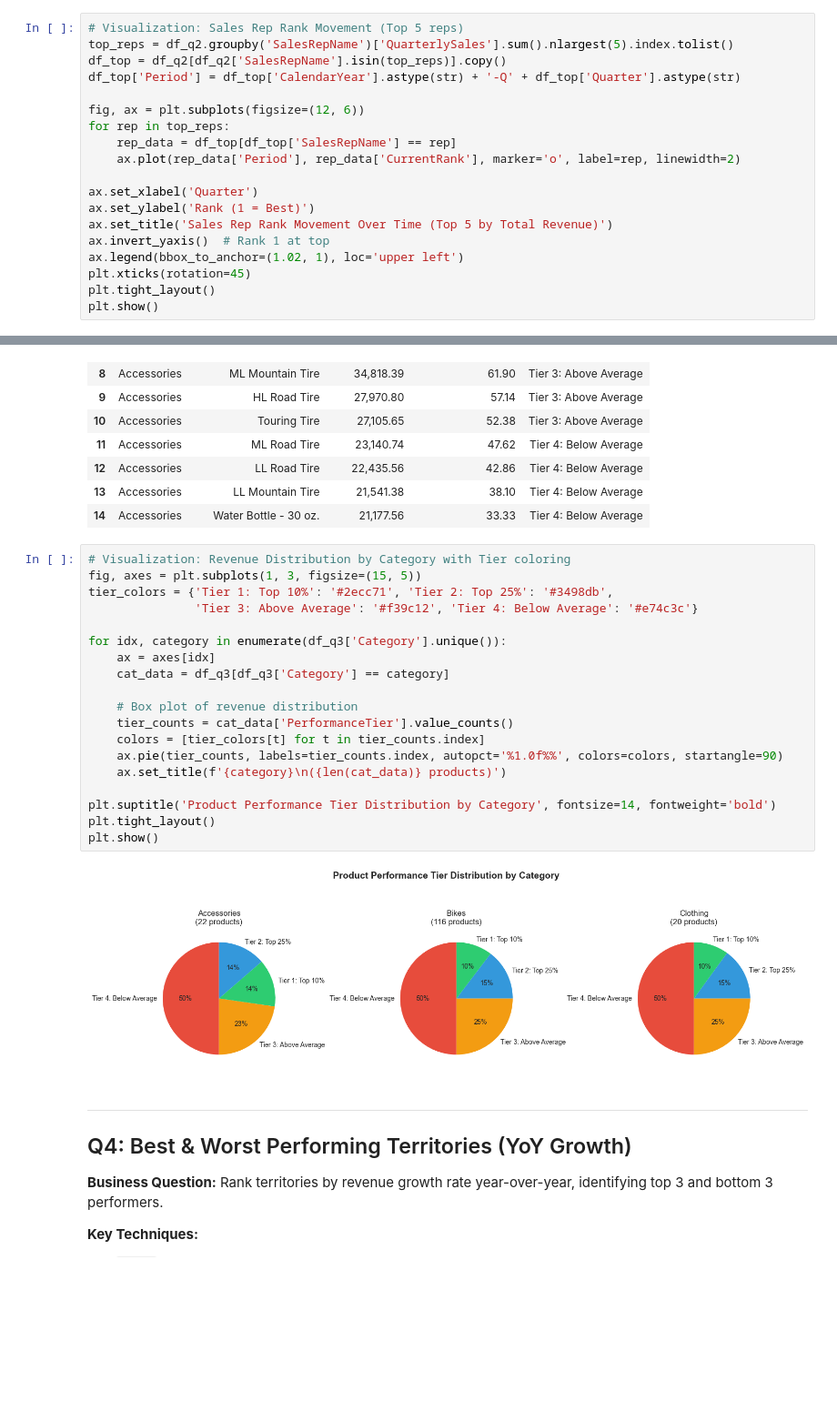
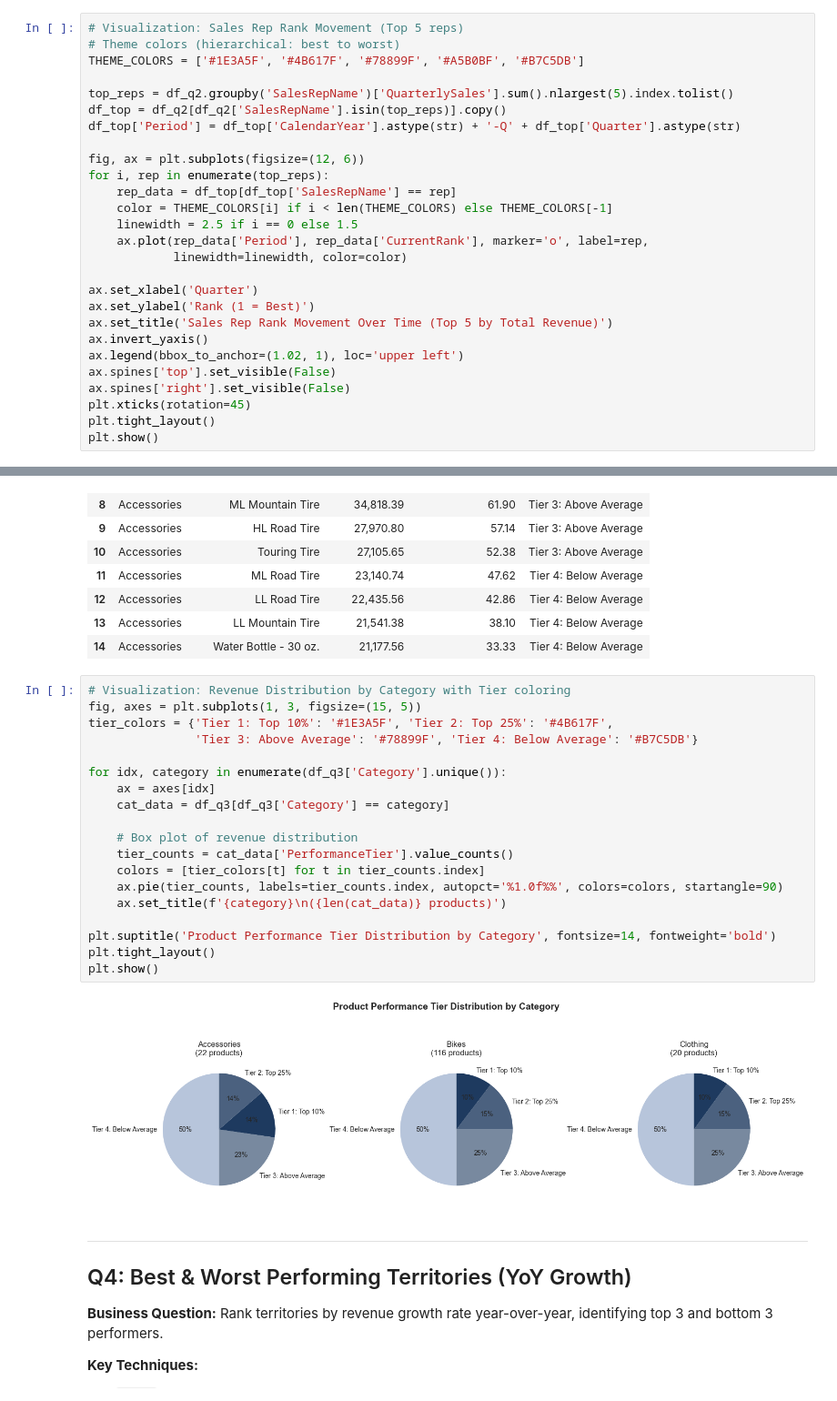
Before and after one commit to musatouray/portfolio-projects, a Jupyter notebook: Advanced-SQL-Patterns/notebooks/01_sales_performance.ipynb, the cells around one changed output, grey strips where cells are left out. Shown at 91% size. Cells and saved outputs as stored; diff of their text form; blank space fills up the shorter version.

```diff
--- a/Advanced-SQL-Patterns/notebooks/01_sales_performance.ipynb
+++ b/Advanced-SQL-Patterns/notebooks/01_sales_performance.ipynb
@@ -220,20 +245,28 @@ df_q2.head(20)
 | 19 | 2011 | 2 | Jillian Carson | 698,988.10 | 501,750.78 | 197,237.32 | ... |
 # %%
 # Visualization: Sales Rep Rank Movement (Top 5 reps)
+# Theme colors (hierarchical: best to worst)
+THEME_COLORS = ['#1E3A5F', '#4B617F', '#78899F', '#A5B0BF', '#B7C5DB']
+
 top_reps = df_q2.groupby('SalesRepName')['QuarterlySales'].sum().nlargest(5).index.tolist()
 df_top = df_q2[df_q2['SalesRepName'].isin(top_reps)].copy()
 df_top['Period'] = df_top['CalendarYear'].astype(str) + '-Q' + df_top['Quarter'].astype(str)
 
 fig, ax = plt.subplots(figsize=(12, 6))
-for rep in top_reps:
+for i, rep in enumerate(top_reps):
     rep_data = df_top[df_top['SalesRepName'] == rep]
-    ax.plot(rep_data['Period'], rep_data['CurrentRank'], marker='o', label=rep, linewidth=2)
+    color = THEME_COLORS[i] if i < len(THEME_COLORS) else THEME_COLORS[-1]
+    linewidth = 2.5 if i == 0 else 1.5
+    ax.plot(rep_data['Period'], rep_data['CurrentRank'], marker='o', label=rep,
+            linewidth=linewidth, color=color)
 
 ax.set_xlabel('Quarter')
 ax.set_ylabel('Rank (1 = Best)')
 ax.set_title('Sales Rep Rank Movement Over Time (Top 5 by Total Revenue)')
-ax.invert_yaxis()  # Rank 1 at top
+ax.invert_yaxis()
 ax.legend(bbox_to_anchor=(1.02, 1), loc='upper left')
+ax.spines['top'].set_visible(False)
+ax.spines['right'].set_visible(False)
 plt.xticks(rotation=45)
 plt.tight_layout()
 plt.show()
@@ -308,24 +341,24 @@ df_q3.head(15)
 # %%
 # Visualization: Revenue Distribution by Category with Tier coloring
 fig, axes = plt.subplots(1, 3, figsize=(15, 5))
-tier_colors = {'Tier 1: Top 10%': '#2ecc71', 'Tier 2: Top 25%': '#3498db',
-               'Tier 3: Above Average': '#f39c12', 'Tier 4: Below Average': '#e74c3c'}
+tier_colors = {'Tier 1: Top 10%': '#1E3A5F', 'Tier 2: Top 25%': '#4B617F',
+               'Tier 3: Above Average': '#78899F', 'Tier 4: Below Average': '#B7C5DB'}
 
 for idx, category in enumerate(df_q3['Category'].unique()):
     ax = axes[idx]
     cat_data = df_q3[df_q3['Category'] == category]
 
     # Box plot of revenue distribution
     tier_counts = cat_data['PerformanceTier'].value_counts()
     colors = [tier_colors[t] for t in tier_counts.index]
     ax.pie(tier_counts, labels=tier_counts.index, autopct='%1.0f%%', colors=colors, startangle=90)
     ax.set_title(f'{category}\n({len(cat_data)} products)')
 
 plt.suptitle('Product Performance Tier Distribution by Category', fontsize=14, fontweight='bold')
 plt.tight_layout()
 plt.show()
 # %% [output]
-[figure, old version]
+[figure, new version]
 # %% [markdown]
 ---
 ## Q4: Best & Worst Performing Territories (YoY Growth)
```
Also changed, not shown: parts of 4 cells of this notebook, 2 other files.
